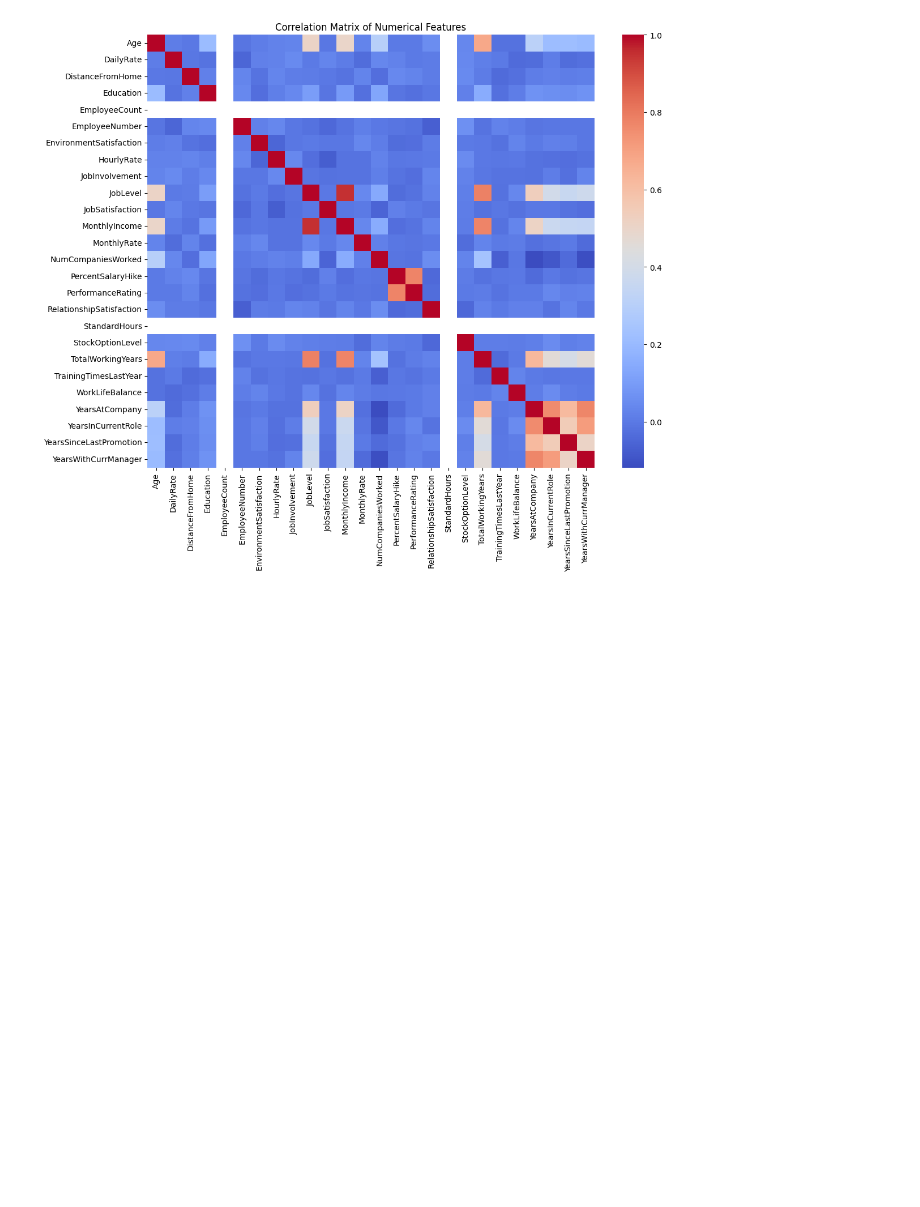
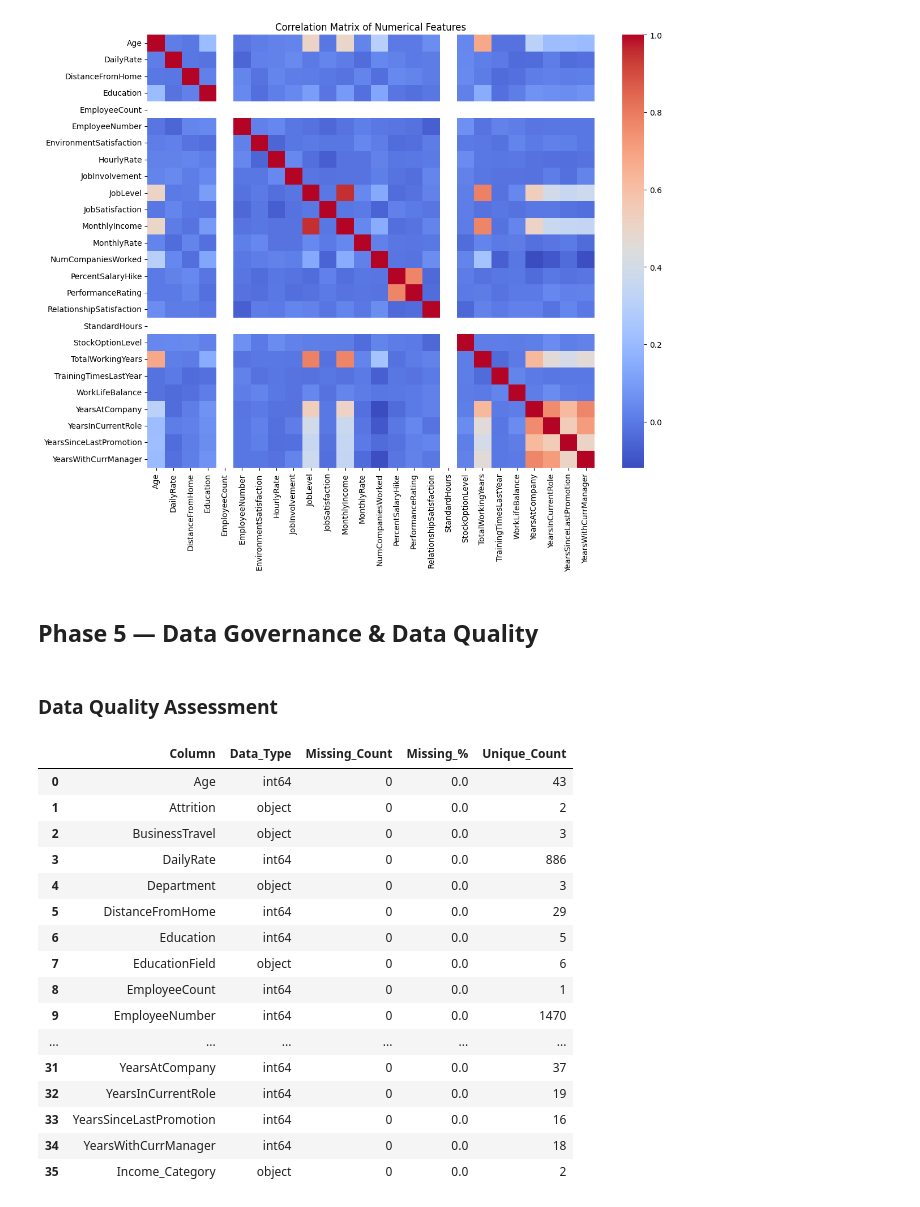
Before and after one commit to ChaithraBR26/IBM-HR-Analytics-Employee-Attrition-and-Performance, a Jupyter notebook: IBM_HR_Analytics_Employee_Attrition_&_Performance.ipynb, the cells around one changed output. Saved outputs shown, nothing was run; the diff lists cells and outputs as text; code cells hidden in the pictures; blank space fills up the shorter version.

```diff
--- a/IBM_HR_Analytics_Employee_Attrition_&_Performance.ipynb
+++ b/IBM_HR_Analytics_Employee_Attrition_&_Performance.ipynb
@@ -347,3 +347,35 @@ plt.tight_layout()
 plt.show()
 # %% [output]
 [figure]
+# %% [markdown]
+## Phase 5 — Data Governance & Data Quality
+# %% [markdown]
+### Data Quality Assessment
+# %%
+quality_report = pd.DataFrame({
+    'Column': df.columns,
+    'Data_Type': df.dtypes.astype(str).values,
+    'Missing_Count': df.isnull().sum().values,
+    'Missing_%': (df.isnull().mean() * 100).round(2).values,
+    'Unique_Count': df.nunique().values
+})
+
+display(quality_report)
+# %% [output]
+|  | Column | Data_Type | Missing_Count | Missing_% | Unique_Count |
+| 0 | Age | int64 | 0 | 0.0 | 43 |
+| 1 | Attrition | object | 0 | 0.0 | 2 |
+| 2 | BusinessTravel | object | 0 | 0.0 | 3 |
+| 3 | DailyRate | int64 | 0 | 0.0 | 886 |
+| 4 | Department | object | 0 | 0.0 | 3 |
+| 5 | DistanceFromHome | int64 | 0 | 0.0 | 29 |
+| 6 | Education | int64 | 0 | 0.0 | 5 |
+| 7 | EducationField | object | 0 | 0.0 | 6 |
+| 8 | EmployeeCount | int64 | 0 | 0.0 | 1 |
+| 9 | EmployeeNumber | int64 | 0 | 0.0 | 1470 |
+| ... | ... | ... | ... | ... | ... |
+| 31 | YearsAtCompany | int64 | 0 | 0.0 | 37 |
+| 32 | YearsInCurrentRole | int64 | 0 | 0.0 | 19 |
+| 33 | YearsSinceLastPromotion | int64 | 0 | 0.0 | 16 |
+| 34 | YearsWithCurrManager | int64 | 0 | 0.0 | 18 |
+| 35 | Income_Category | object | 0 | 0.0 | 2 |
```
Also changed, not shown: parts of 22 cells of this notebook.
